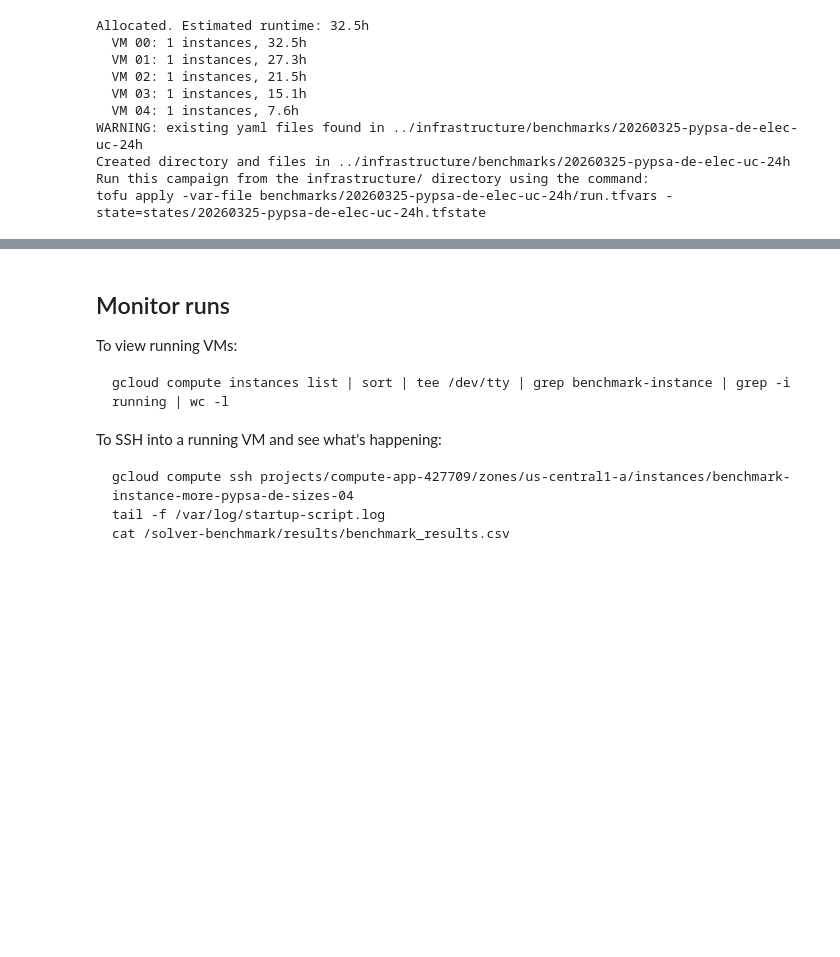
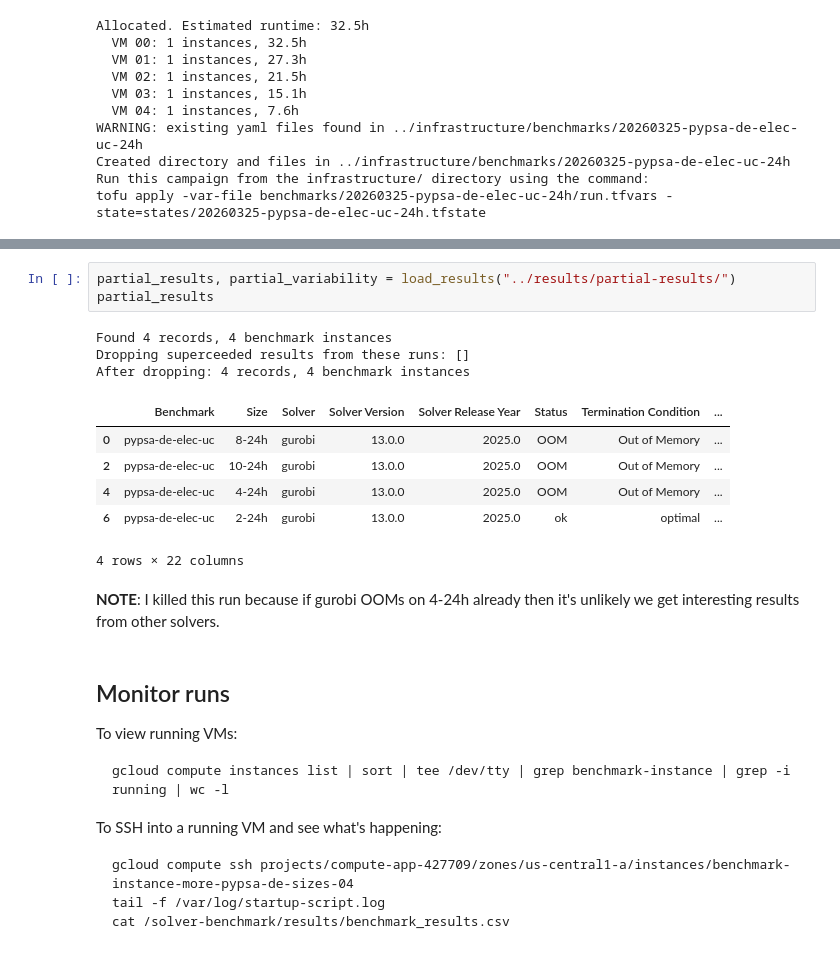
Before and after one commit to open-energy-transition/solver-benchmark, a Jupyter notebook: notebooks/run-pypsa-de-uc-sizes.ipynb, the cells around one changed output, grey strips where cells are left out. Drawn from its saved outputs; the diff is of its cells as text; blank space fills up the shorter version.

Commit message:
Kill run as gurobi OOMs

```diff
--- a/notebooks/run-pypsa-de-uc-sizes.ipynb
+++ b/notebooks/run-pypsa-de-uc-sizes.ipynb
@@ -192,3 +198,18 @@ tofu apply -var-file benchmarks/20260325-pypsa-de-elec-uc-24h/run.tfvars -state=
+# %%
+partial_results, partial_variability = load_results("../results/partial-results/")
+partial_results
+# %% [output]
+Found 4 records, 4 benchmark instances
+Dropping superceeded results from these runs: []
+After dropping: 4 records, 4 benchmark instances
+|  | Benchmark | Size | Solver | Solver Version | Solver Release Year | Status | Termination Condition | ... |
+| 0 | pypsa-de-elec-uc | 8-24h | gurobi | 13.0.0 | 2025.0 | OOM | Out of Memory | ... |
+| 2 | pypsa-de-elec-uc | 10-24h | gurobi | 13.0.0 | 2025.0 | OOM | Out of Memory | ... |
+| 4 | pypsa-de-elec-uc | 4-24h | gurobi | 13.0.0 | 2025.0 | OOM | Out of Memory | ... |
+| 6 | pypsa-de-elec-uc | 2-24h | gurobi | 13.0.0 | 2025.0 | ok | optimal | ... |
+4 rows × 22 columns
+# %% [markdown]
+**NOTE**: I killed this run because if gurobi OOMs on 4-24h already then it's unlikely we get interesting results from other solvers.
 # %% [markdown]
 ## Monitor runs
 
```
Also changed, not shown: parts of 5 cells of this notebook.
